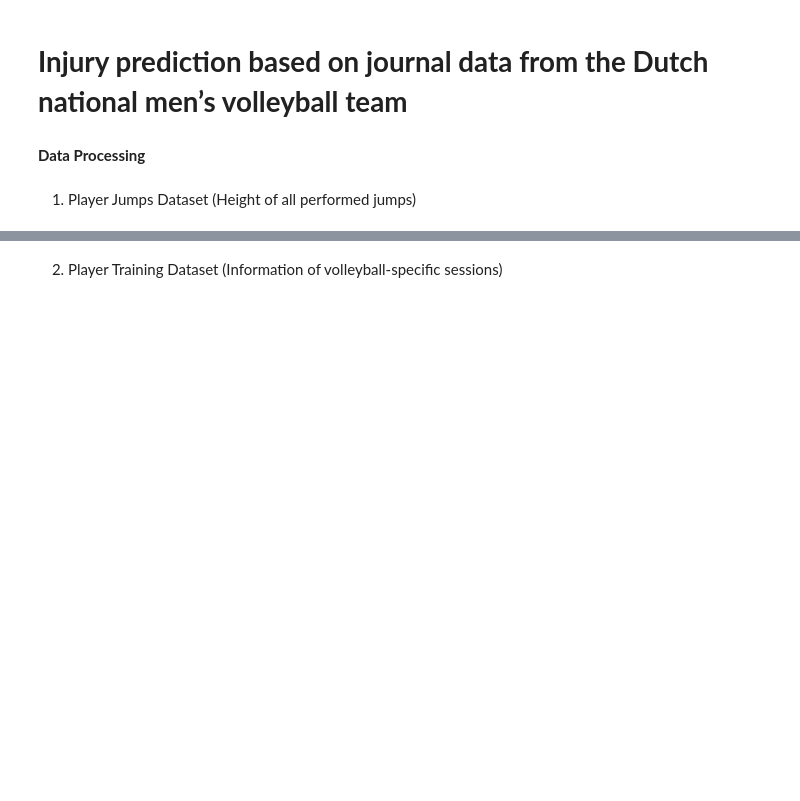
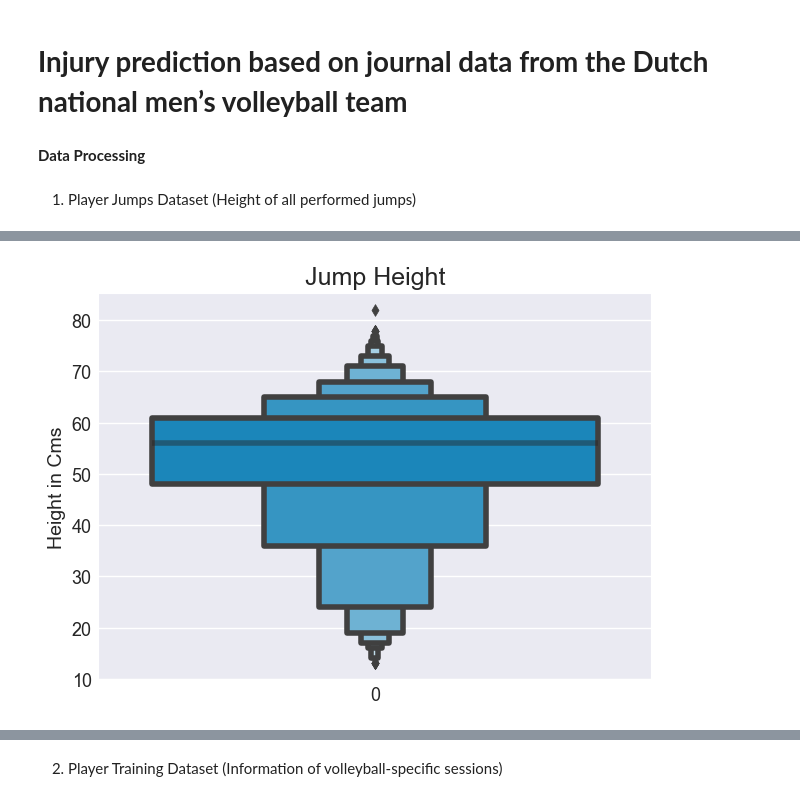
Before and after one commit to surya-parthipan/Injury_Prediction_Volleyball, a Jupyter notebook: EDA-Injury_Pred_Volleyball.ipynb, the cells around one changed output, grey strips where cells are left out. Drawn from its saved outputs; the diff is of its cells as text; code cells hidden in the pictures; blank space fills up the shorter version.

```diff
--- a/EDA-Injury_Pred_Volleyball.ipynb
+++ b/EDA-Injury_Pred_Volleyball.ipynb
@@ -32,0 +116,7 @@ Shape of Players Jump dataset : (3633, 3)
+# %%
+sns.boxenplot(jump_data['HeightInCm'])
+plt.title('Jump Height')
+plt.ylabel('Height in Cms')
+plt.show()
+# %% [output]
+[figure, added]
```
Also changed, not shown: parts of 97 cells of this notebook, 5 other files.
